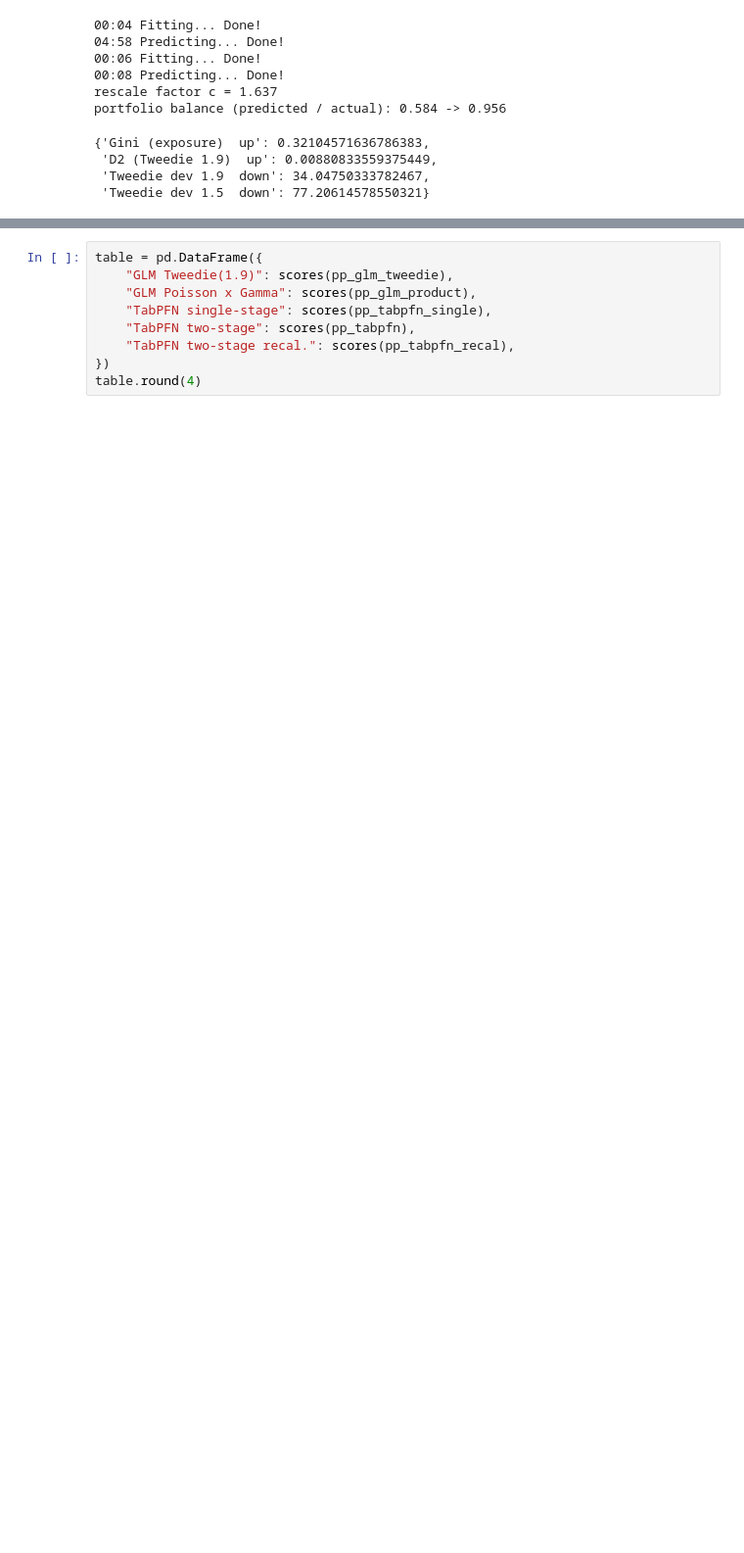
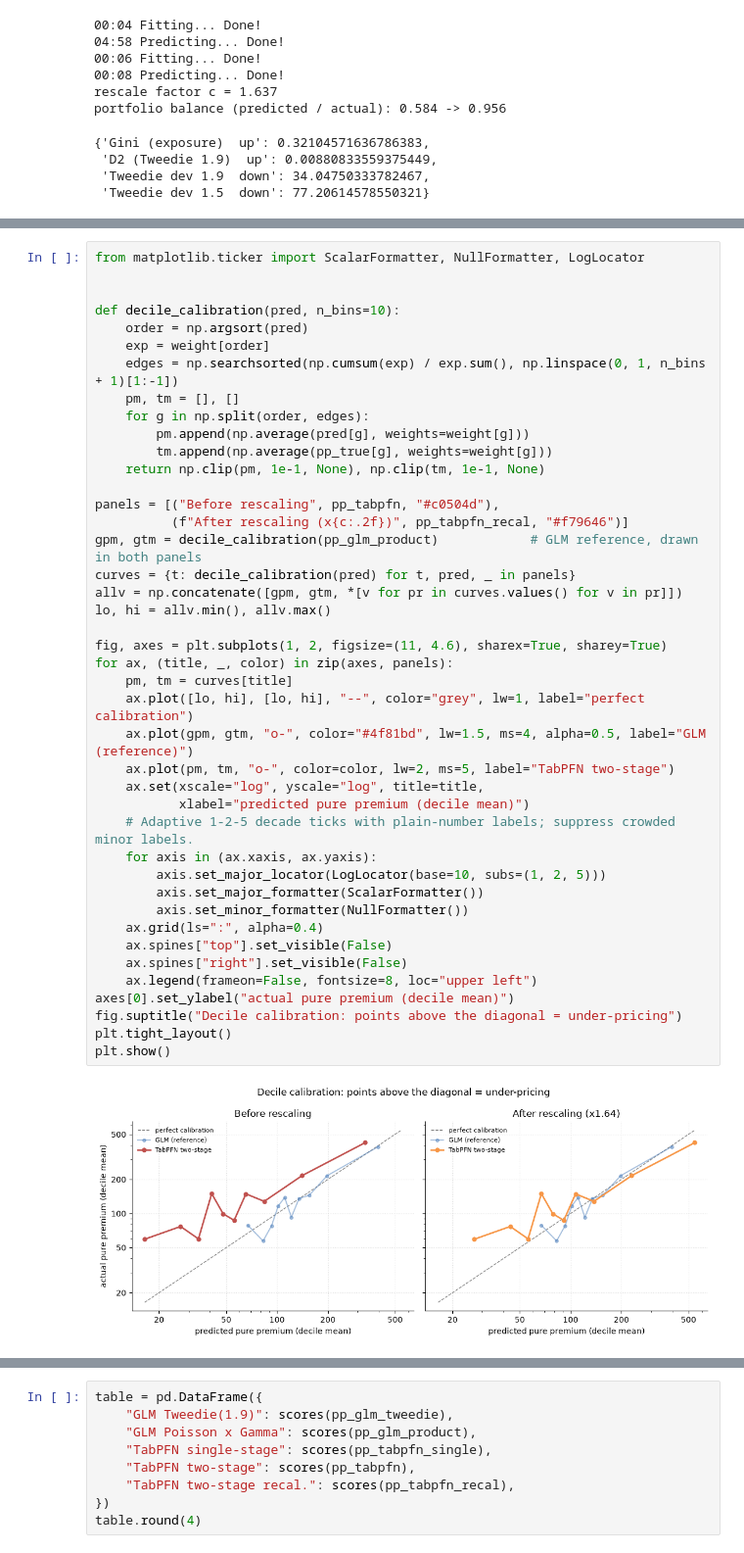
Before and after one commit to PriorLabs/tabpfn-cookbook, a Jupyter notebook: notebooks/insurance_claim_modeling.ipynb, the cells around one changed output, grey strips where cells are left out. Shown at 98% size. Drawn from its saved outputs; the diff is of its cells as text; blank space fills up the shorter version.

```diff
--- a/notebooks/insurance_claim_modeling.ipynb
+++ b/notebooks/insurance_claim_modeling.ipynb
@@ -527,3 +535,47 @@ portfolio balance (predicted / actual): 0.584 -> 0.956
+# %%
+from matplotlib.ticker import ScalarFormatter, NullFormatter, LogLocator
+
+
+def decile_calibration(pred, n_bins=10):
+    order = np.argsort(pred)
+    exp = weight[order]
+    edges = np.searchsorted(np.cumsum(exp) / exp.sum(), np.linspace(0, 1, n_bins + 1)[1:-1])
+    pm, tm = [], []
+    for g in np.split(order, edges):
+        pm.append(np.average(pred[g], weights=weight[g]))
+        tm.append(np.average(pp_true[g], weights=weight[g]))
+    return np.clip(pm, 1e-1, None), np.clip(tm, 1e-1, None)
+
+panels = [("Before rescaling", pp_tabpfn, "#c0504d"),
+          (f"After rescaling (x{c:.2f})", pp_tabpfn_recal, "#f79646")]
+gpm, gtm = decile_calibration(pp_glm_product)            # GLM reference, drawn in both panels
+curves = {t: decile_calibration(pred) for t, pred, _ in panels}
+allv = np.concatenate([gpm, gtm, *[v for pr in curves.values() for v in pr]])
+lo, hi = allv.min(), allv.max()
+
+fig, axes = plt.subplots(1, 2, figsize=(11, 4.6), sharex=True, sharey=True)
+for ax, (title, _, color) in zip(axes, panels):
+    pm, tm = curves[title]
+    ax.plot([lo, hi], [lo, hi], "--", color="grey", lw=1, label="perfect calibration")
+    ax.plot(gpm, gtm, "o-", color="#4f81bd", lw=1.5, ms=4, alpha=0.5, label="GLM (reference)")
+    ax.plot(pm, tm, "o-", color=color, lw=2, ms=5, label="TabPFN two-stage")
+    ax.set(xscale="log", yscale="log", title=title,
+           xlabel="predicted pure premium (decile mean)")
+    # Adaptive 1-2-5 decade ticks with plain-number labels; suppress crowded minor labels.
+    for axis in (ax.xaxis, ax.yaxis):
+        axis.set_major_locator(LogLocator(base=10, subs=(1, 2, 5)))
+        axis.set_major_formatter(ScalarFormatter())
+        axis.set_minor_formatter(NullFormatter())
+    ax.grid(ls=":", alpha=0.4)
+    ax.spines["top"].set_visible(False)
+    ax.spines["right"].set_visible(False)
+    ax.legend(frameon=False, fontsize=8, loc="upper left")
+axes[0].set_ylabel("actual pure premium (decile mean)")
+fig.suptitle("Decile calibration: points above the diagonal = under-pricing")
+plt.tight_layout()
+plt.show()
+# %% [output]
+[figure, added]
 # %% [markdown]
 ## Results
 
```
Also changed, not shown: parts of 9 cells of this notebook, 2 other files.
